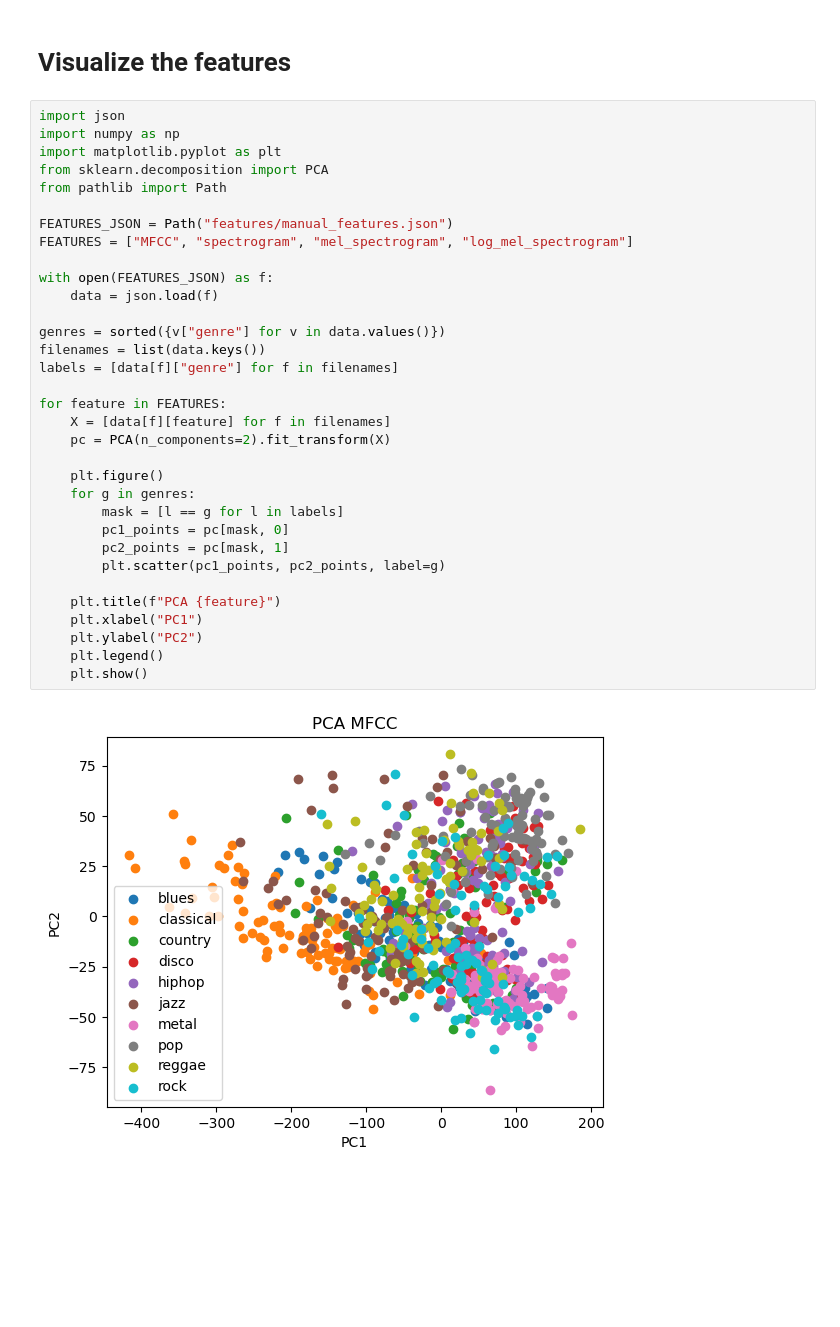
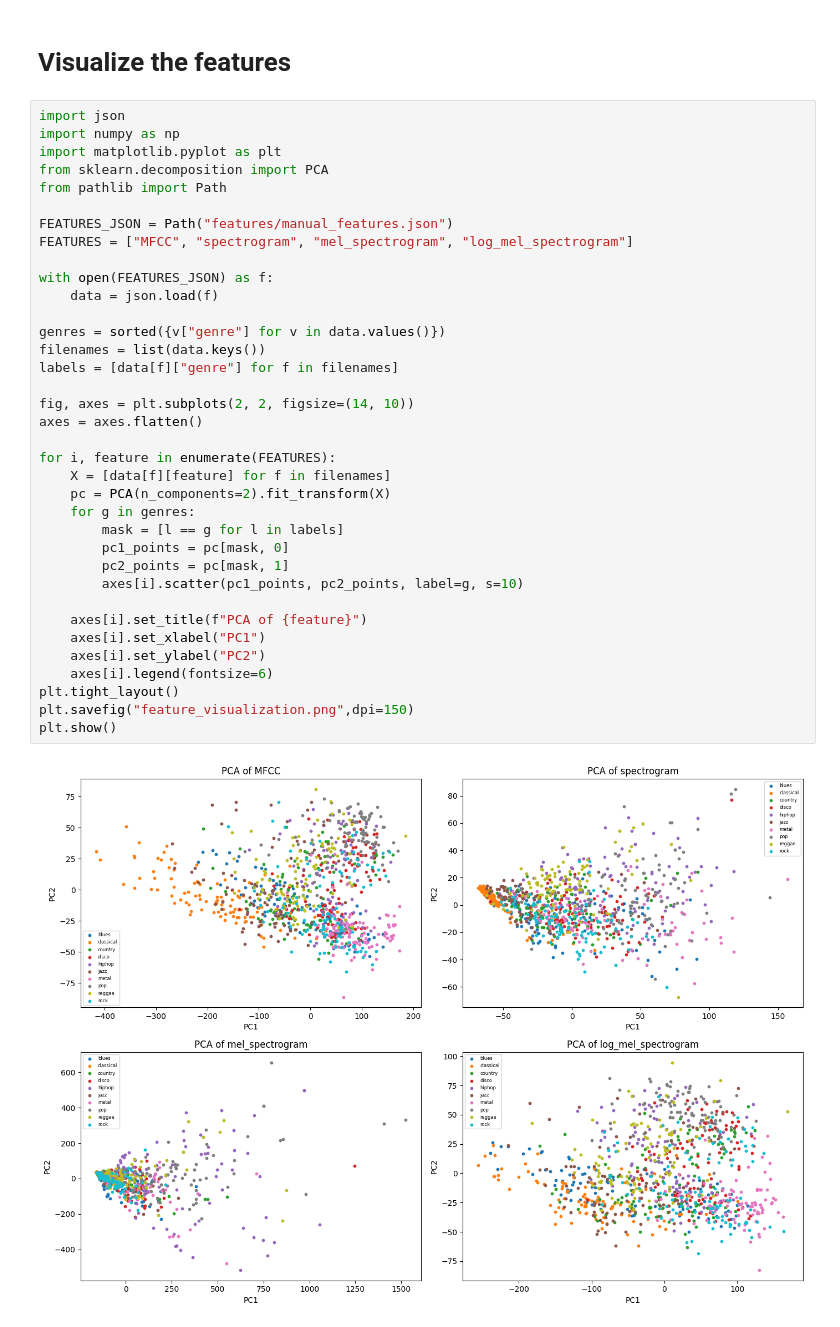
Before and after one commit to jiveshj/Music_Genre_Classification, a Jupyter notebook: visualize_features.ipynb, the cells around one changed output. Cells and saved outputs as stored; diff of their text form; blank space fills up the shorter version.

Commit message:
Adding functionality to save plots

```diff
--- a/visualize_features.ipynb
+++ b/visualize_features.ipynb
@@ -3,35 +3,38 @@
 # %%
 import json
 import numpy as np
 import matplotlib.pyplot as plt
 from sklearn.decomposition import PCA
 from pathlib import Path
 
 FEATURES_JSON = Path("features/manual_features.json")
 FEATURES = ["MFCC", "spectrogram", "mel_spectrogram", "log_mel_spectrogram"]
 
 with open(FEATURES_JSON) as f:
     data = json.load(f)
 
 genres = sorted({v["genre"] for v in data.values()})
 filenames = list(data.keys())
 labels = [data[f]["genre"] for f in filenames]
 
-for feature in FEATURES:
+fig, axes = plt.subplots(2, 2, figsize=(14, 10))
+axes = axes.flatten()
+
+for i, feature in enumerate(FEATURES):
     X = [data[f][feature] for f in filenames]
     pc = PCA(n_components=2).fit_transform(X)
-
-    plt.figure()
     for g in genres:
         mask = [l == g for l in labels]
         pc1_points = pc[mask, 0]
         pc2_points = pc[mask, 1]
-        plt.scatter(pc1_points, pc2_points, label=g)
+        axes[i].scatter(pc1_points, pc2_points, label=g, s=10)
 
-    plt.title(f"PCA {feature}")
-    plt.xlabel("PC1")
-    plt.ylabel("PC2")
-    plt.legend()
-    plt.show()
+    axes[i].set_title(f"PCA of {feature}")
+    axes[i].set_xlabel("PC1")
+    axes[i].set_ylabel("PC2")
+    axes[i].legend(fontsize=6)
+plt.tight_layout()
+plt.savefig("feature_visualization.png",dpi=150)
+plt.show()
 # %% [output]
-[figure, old version]
+[figure, new version]
```
Also changed, not shown: parts of 1 cell of this notebook.
